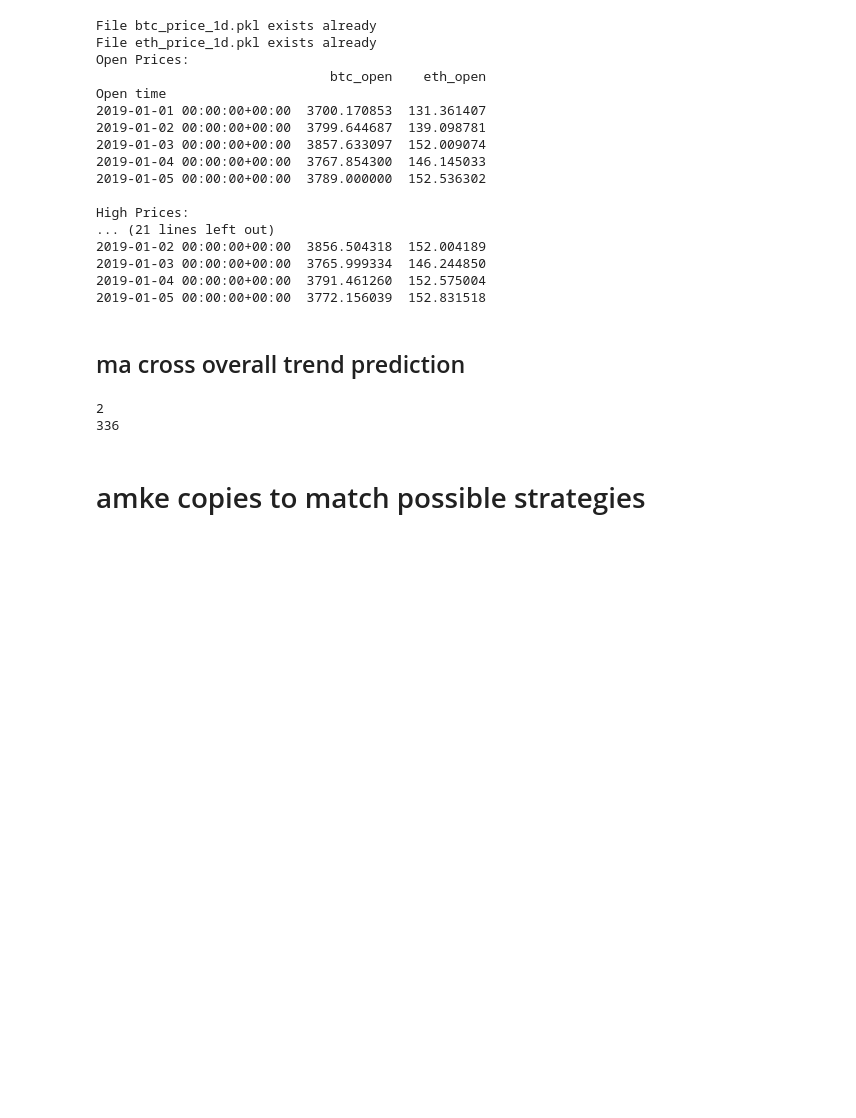
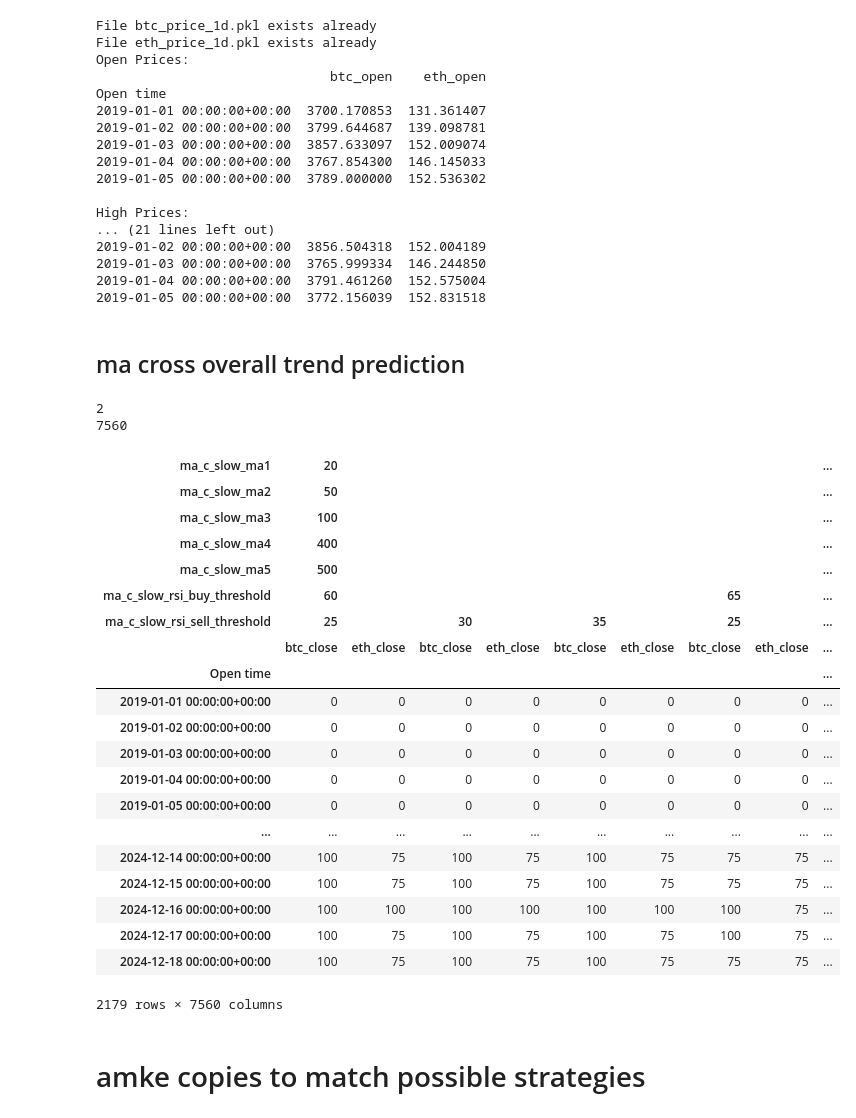
Before and after one commit to gigishub/trading_singapore_digitalocean, a Jupyter notebook: vectorBT/from_order_func_V3.ipynb, the cells around one changed output. Drawn from its saved outputs; the diff is of its cells as text; code cells hidden in the pictures; blank space fills up the shorter version.

```diff
--- a/vectorBT/from_order_func_V3.ipynb
+++ b/vectorBT/from_order_func_V3.ipynb
@@ -172,13 +172,15 @@ ma_cross_slow = vbt.IndicatorFactory(
 # Define window sizes and RSI thresholds using np.arange
 ma_trend_fast = np.arange(20, 51,5)  # Single value range for consistency
 ma_trend_mid = np.arange(50, 101,10)  # Single value range for consistency
-ma_trend_slow = np.arange(150, 151,10)  # Single value range for consistency
+ma_trend_slow = np.arange(100, 151,10)  # Single value range for consistency
 
-ma_slow_trend1 = np.arange(400, 401,20)  # Single value range for consistency
-ma_slow_trend_2 = np.arange(500, 501,20)  # Single value range for consistency
+ma_slow_trend1 = 400
+ma_slow_trend_2 = 500
+# ma_slow_trend1 = np.arange(400, 601,100)  # Single value range for consistency
+# ma_slow_trend_2 = np.arange(500, 801,100)  # Single value range for consistency
 
-rsi_buy_threshold = np.arange(60, 71, 10)  # Range from 60 to 70 with step 10
-rsi_sell_threshold = np.arange(20, 31, 10)  # Range from 20 to 30 with step 10
+rsi_buy_threshold = np.arange(60, 81, 5)  # Range from 60 to 70 with step 10
+rsi_sell_threshold = np.arange(25, 36, 5)  # Range from 20 to 30 with step 10
 
 
 # Run the indicator
@@ -200,6 +202,30 @@ print(len(trend.ma_cross_rsi.columns))
 needed_copies = len(trend.ma_cross_rsi.columns)/ len(assets)
 # %% [output]
 2
-336
+7560
+# %%
+trend.ma_cross_rsi
+# %% [output]
+| ma_c_slow_ma1 | 20 |  |  |  |  |  |  |  | ... |
+| ma_c_slow_ma2 | 50 |  |  |  |  |  |  |  | ... |
+| ma_c_slow_ma3 | 100 |  |  |  |  |  |  |  | ... |
+| ma_c_slow_ma4 | 400 |  |  |  |  |  |  |  | ... |
+| ma_c_slow_ma5 | 500 |  |  |  |  |  |  |  | ... |
+| ma_c_slow_rsi_buy_threshold | 60 |  |  |  |  |  | 65 |  | ... |
+| ma_c_slow_rsi_sell_threshold | 25 |  | 30 |  | 35 |  | 25 |  | ... |
+|  | btc_close | eth_close | btc_close | eth_close | btc_close | eth_close | btc_close | eth_close | ... |
+| Open time |  |  |  |  |  |  |  |  | ... |
+| 2019-01-01 00:00:00+00:00 | 0 | 0 | 0 | 0 | 0 | 0 | 0 | 0 | ... |
+| 2019-01-02 00:00:00+00:00 | 0 | 0 | 0 | 0 | 0 | 0 | 0 | 0 | ... |
+| 2019-01-03 00:00:00+00:00 | 0 | 0 | 0 | 0 | 0 | 0 | 0 | 0 | ... |
+| 2019-01-04 00:00:00+00:00 | 0 | 0 | 0 | 0 | 0 | 0 | 0 | 0 | ... |
+| 2019-01-05 00:00:00+00:00 | 0 | 0 | 0 | 0 | 0 | 0 | 0 | 0 | ... |
+| ... | ... | ... | ... | ... | ... | ... | ... | ... | ... |
+| 2024-12-14 00:00:00+00:00 | 100 | 75 | 100 | 75 | 100 | 75 | 75 | 75 | ... |
+| 2024-12-15 00:00:00+00:00 | 100 | 75 | 100 | 75 | 100 | 75 | 75 | 75 | ... |
+| 2024-12-16 00:00:00+00:00 | 100 | 100 | 100 | 100 | 100 | 100 | 100 | 75 | ... |
+| 2024-12-17 00:00:00+00:00 | 100 | 75 | 100 | 75 | 100 | 75 | 100 | 75 | ... |
+| 2024-12-18 00:00:00+00:00 | 100 | 75 | 100 | 75 | 100 | 75 | 75 | 75 | ... |
+2179 rows × 7560 columns
 # %% [markdown]
 # amke copies to match possible strategies
```
Also changed, not shown: parts of 8 cells of this notebook, 23 other files.
